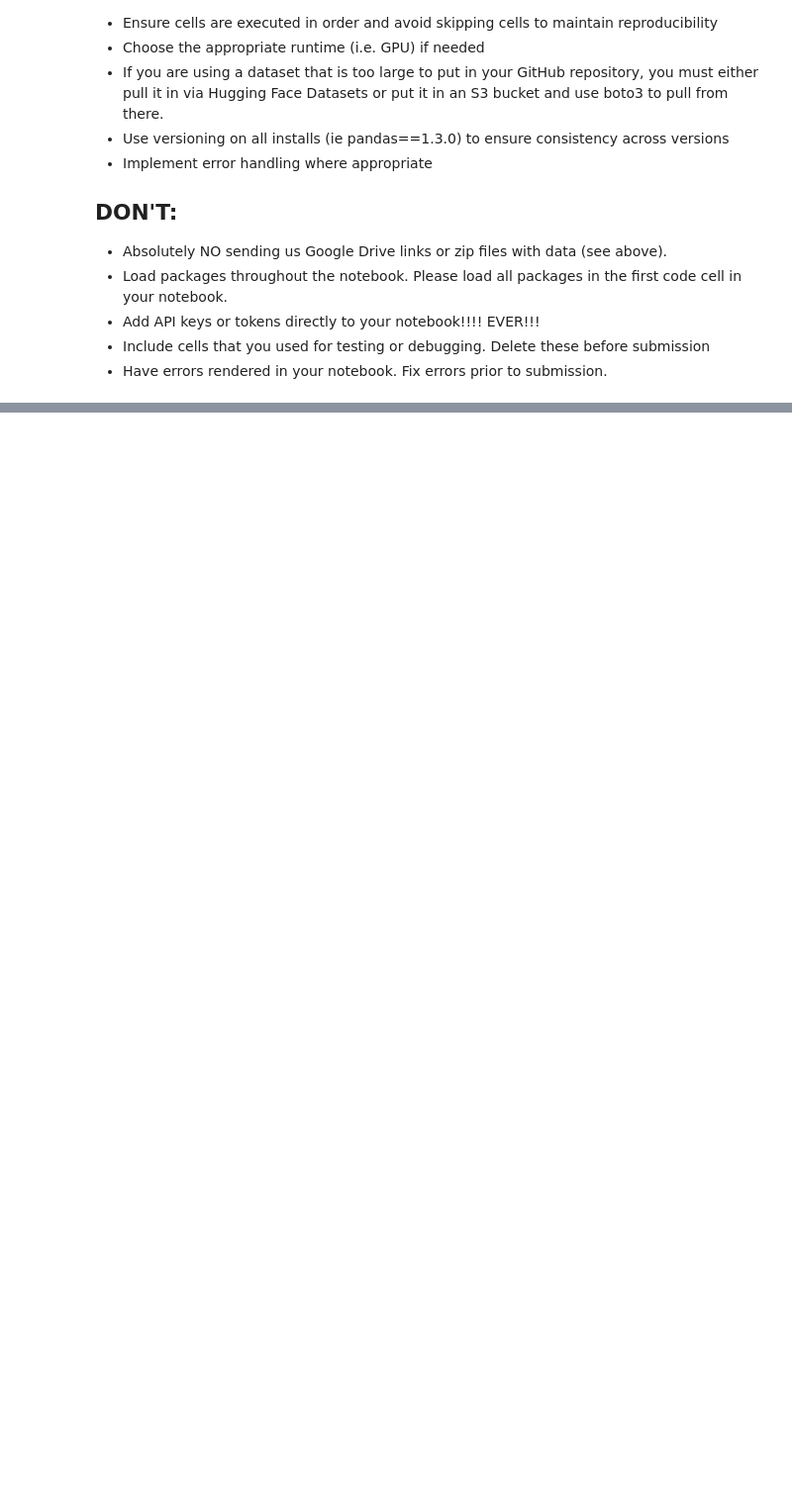
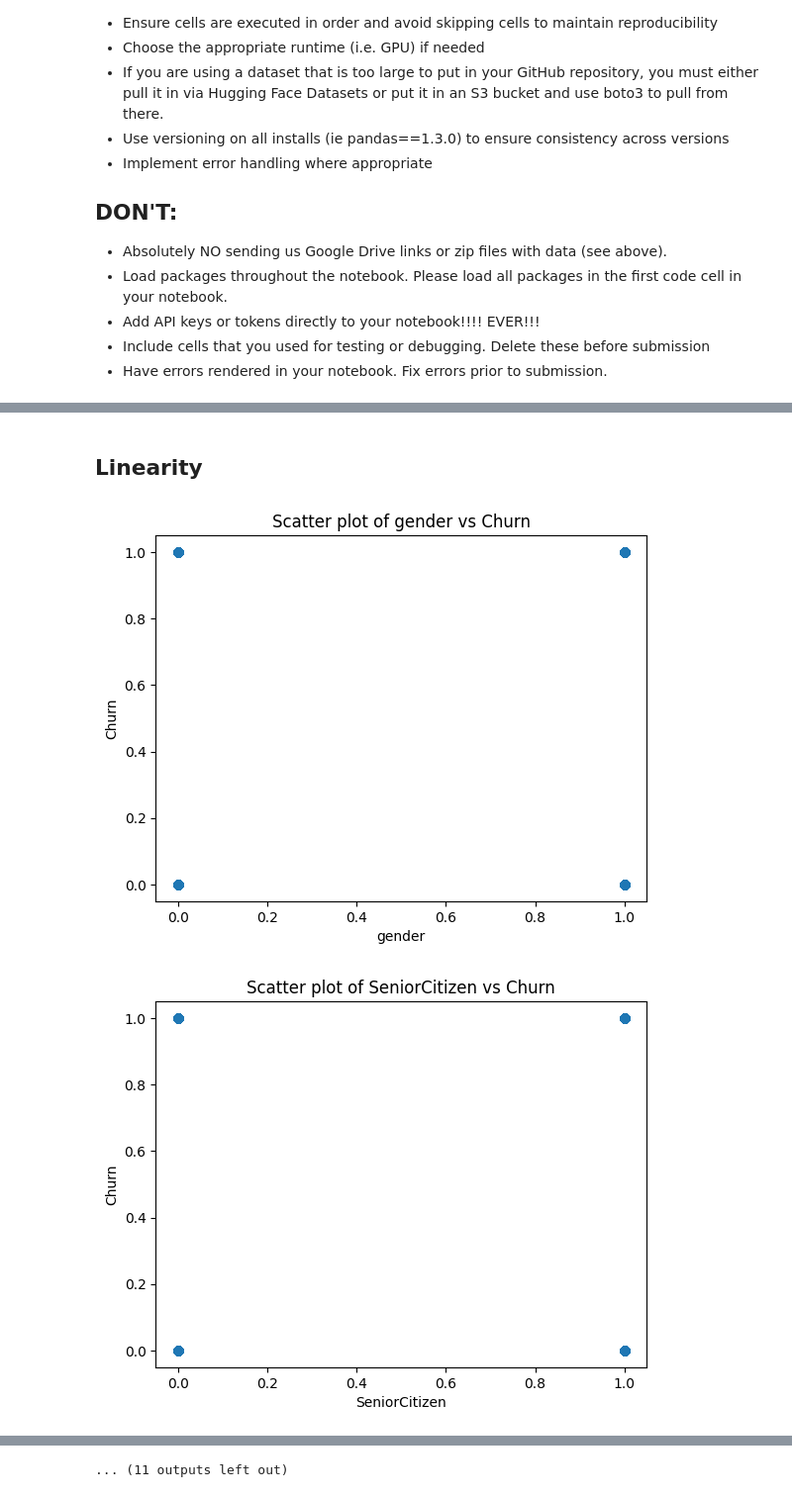
Before and after one commit to bd1ng/Interperable_Reg, a Jupyter notebook: interp_reg.ipynb, the cells around one changed output, grey strips where cells are left out. Shown: that part at 99% size. Drawn from its saved outputs; the diff is of its cells as text; code cells hidden in the pictures; blank space fills up the shorter version.

```diff
--- a/interp_reg.ipynb
+++ b/interp_reg.ipynb
@@ -63,0 +138,15 @@ userdata.get('secretName')
+# %% [markdown]
+## Linearity
+# %%
+x_col = df.drop('Churn',axis = 1) #corrected by GPT4o on 1/22/2025 at 10:53p
+Y = df['Churn']
+
+for col in x_col:
+    plt.scatter(x_col[col], Y) #generated by GPT4o on 1/22/2025 at 10:57p
+    plt.xlabel(col)
+    plt.ylabel('Churn')
+    plt.title(f'Scatter plot of {col} vs Churn')
+    plt.show()
+# %% [output]
+[figure, added]
+[figure, added]
@@ -63,0 +163 @@ userdata.get('secretName')
+... (11 outputs left out)
```
Also changed, not shown: parts of 40 cells of this notebook.
